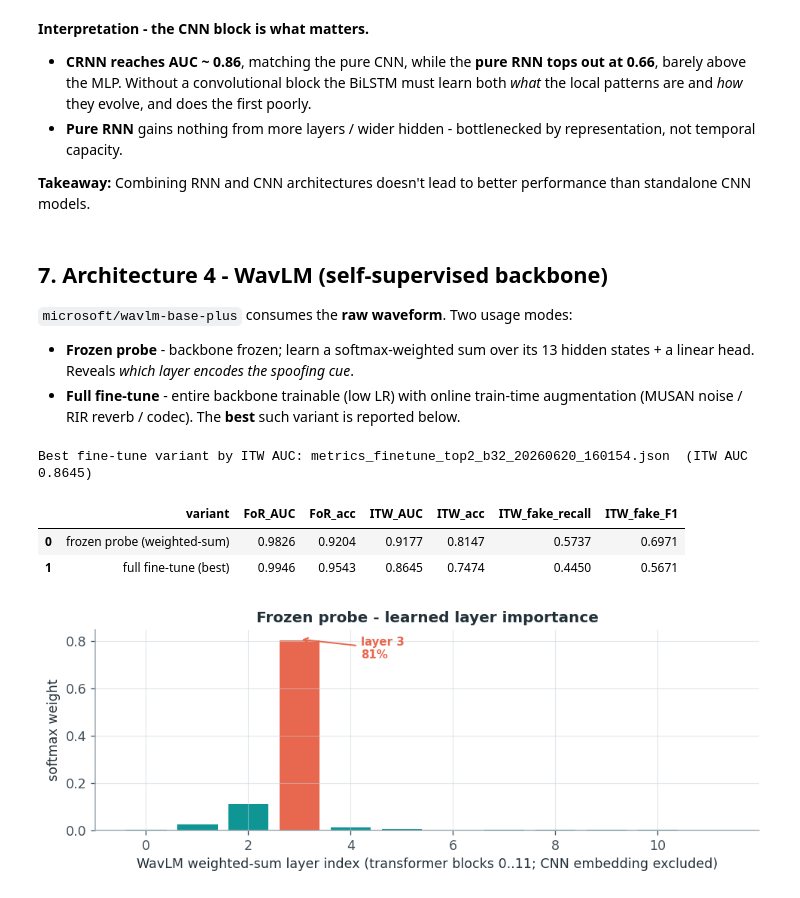
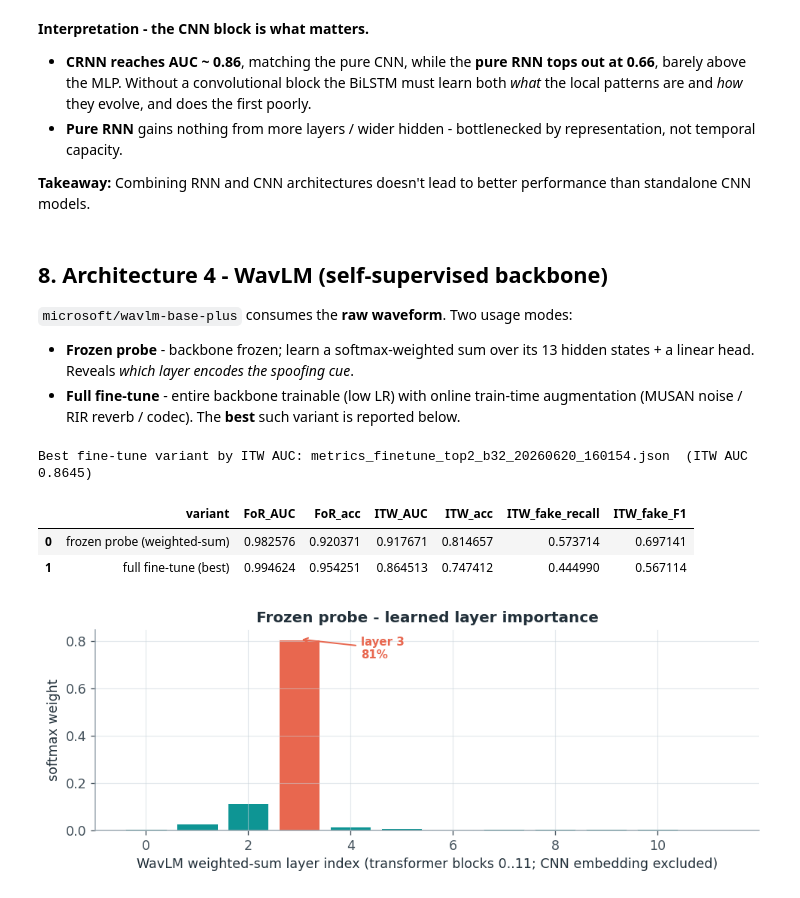
Before and after one commit to KonstaninosKaimakis/audio-deepfake-detection-DL, a Jupyter notebook: report.ipynb, the cells around one changed output. Cells and saved outputs as stored; diff of their text form; code cells hidden in the pictures.

```diff
--- a/report.ipynb
+++ b/report.ipynb
@@ -234,4 +264,10 @@ def plot_hparam_effects(fam, sub, metrics=("AUC", "accuracy", "macro_F1")):
     plt.show()
 # %% [output]
 Runs per family: {'MLP': 10, 'CNN': 10, 'CRNN': 10, 'RNN': 10}
+# %%
+def style_table(df):
+    """Apply red→green gradient to AUC, fake_R, and fake_F1 columns only (fixed scale 0.5–1.0)."""
+    cols = [c for c in ["AUC", "ITW_AUC", "ITW_fake_recall", "ITW_fake_F1", "fake_R", "fake_F1"]
+            if c in df.columns]
+    return df.style.background_gradient(subset=cols, cmap="RdYlGn", vmin=0.5, vmax=1.0)
 # %% [markdown]
@@ -359,7 +395,7 @@ plot_hparam_effects("RNN", "rnn_experiments/rnn")
 
 **Takeaway:** Combining RNN and CNN architectures doesn't lead to better performance than standalone CNN models.
 # %% [markdown]
-## 7. Architecture 4 - WavLM (self-supervised backbone)
+## 8. Architecture 4 - WavLM (self-supervised backbone)
 `microsoft/wavlm-base-plus` consumes the **raw waveform**. Two usage modes:
 
 - **Frozen probe** - backbone frozen; learn a softmax-weighted sum over its 13 hidden states + a linear head. Reveals *which layer encodes the spoofing cue*.
@@ -367,32 +403,32 @@ plot_hparam_effects("RNN", "rnn_experiments/rnn")
 # %%
 _pf = sorted((RESULTS / "wavlm_base_plus").glob("metrics_probe_*.json"))
 _primary = [p for p in _pf if "cnn_included" not in p.name] or _pf
 probe = json.load(open(_primary[-1]))                       # transformer-only weighted-sum probe (12 layers)
 probe_13L = next((json.load(open(p)) for p in _pf if "cnn_included" in p.name), None)  # 13-layer (CNN-incl) ablation
 
 ft = []
 for p in (RESULTS / "wavlm_base_plus_finetune").glob("metrics_*.json"):
     d = json.load(open(p))
     if "itw_test" in d and "auc" in d["itw_test"]:
         ft.append((d["itw_test"]["auc"], p.name, d))
 ft.sort(reverse=True)
 best_ft_auc, best_ft_name, best_ft = ft[0]
 print(f"Best fine-tune variant by ITW AUC: {best_ft_name}  (ITW AUC {best_ft_auc:.4f})")
 
 def wl_row(name, d):
     v, t = d["for_val"], d["itw_test"]
     return {"variant": name, "FoR_AUC": v["auc"], "FoR_acc": v["acc"],
             "ITW_AUC": t["auc"], "ITW_acc": t["acc"],
             "ITW_fake_recall": t["recall_fake"], "ITW_fake_F1": t["f1_fake"]}
 
 wavlm_df = pd.DataFrame([wl_row("frozen probe (weighted-sum)", probe),
                          wl_row("full fine-tune (best)", best_ft)])
-wavlm_df
+style_table(wavlm_df)
 # %% [output]
 Best fine-tune variant by ITW AUC: metrics_finetune_top2_b32_20260620_160154.json  (ITW AUC 0.8645)
 |  | variant | FoR_AUC | FoR_acc | ITW_AUC | ITW_acc | ITW_fake_recall | ITW_fake_F1 |
-| 0 | frozen probe (weighted-sum) | 0.9826 | 0.9204 | 0.9177 | 0.8147 | 0.5737 | 0.6971 |
-| 1 | full fine-tune (best) | 0.9946 | 0.9543 | 0.8645 | 0.7474 | 0.4450 | 0.5671 |
+| 0 | frozen probe (weighted-sum) | 0.982576 | 0.920371 | 0.917671 | 0.814657 | 0.573714 | 0.697141 |
+| 1 | full fine-tune (best) | 0.994624 | 0.954251 | 0.864513 | 0.747412 | 0.444990 | 0.567114 |
 # %%
 w = probe["layer_weights_softmax"]
 dom = int(np.argmax(w))
```
Also changed, not shown: parts of 21 cells of this notebook.
